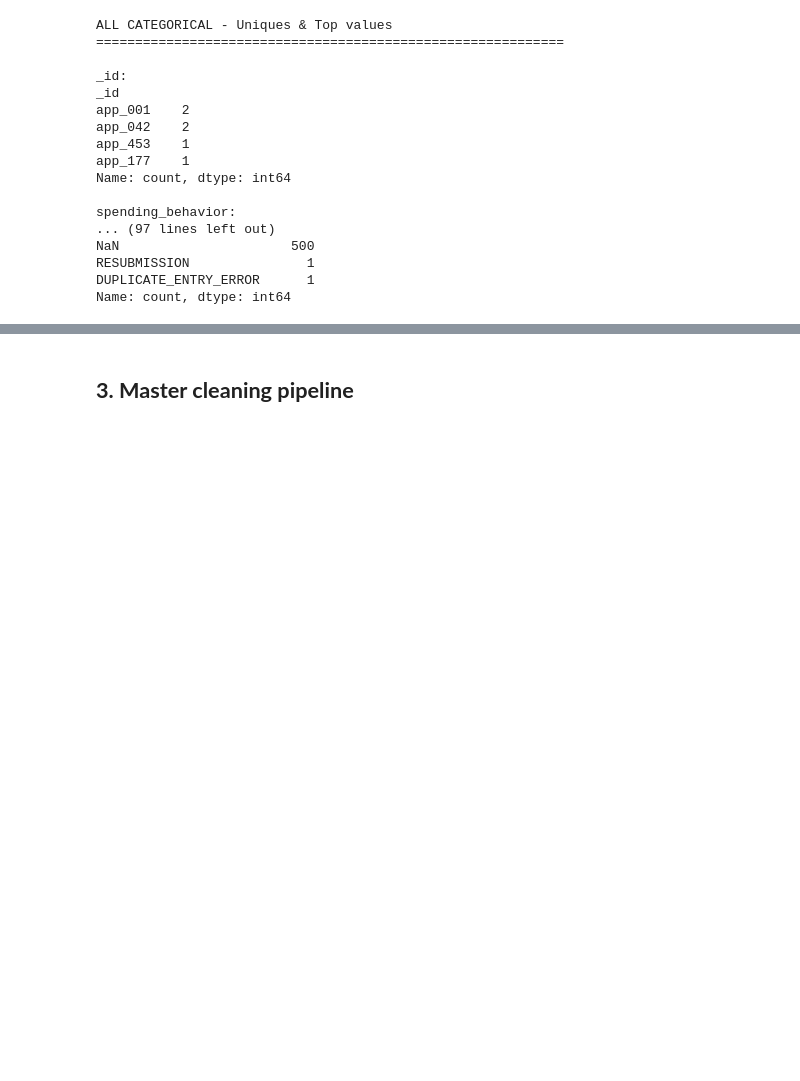
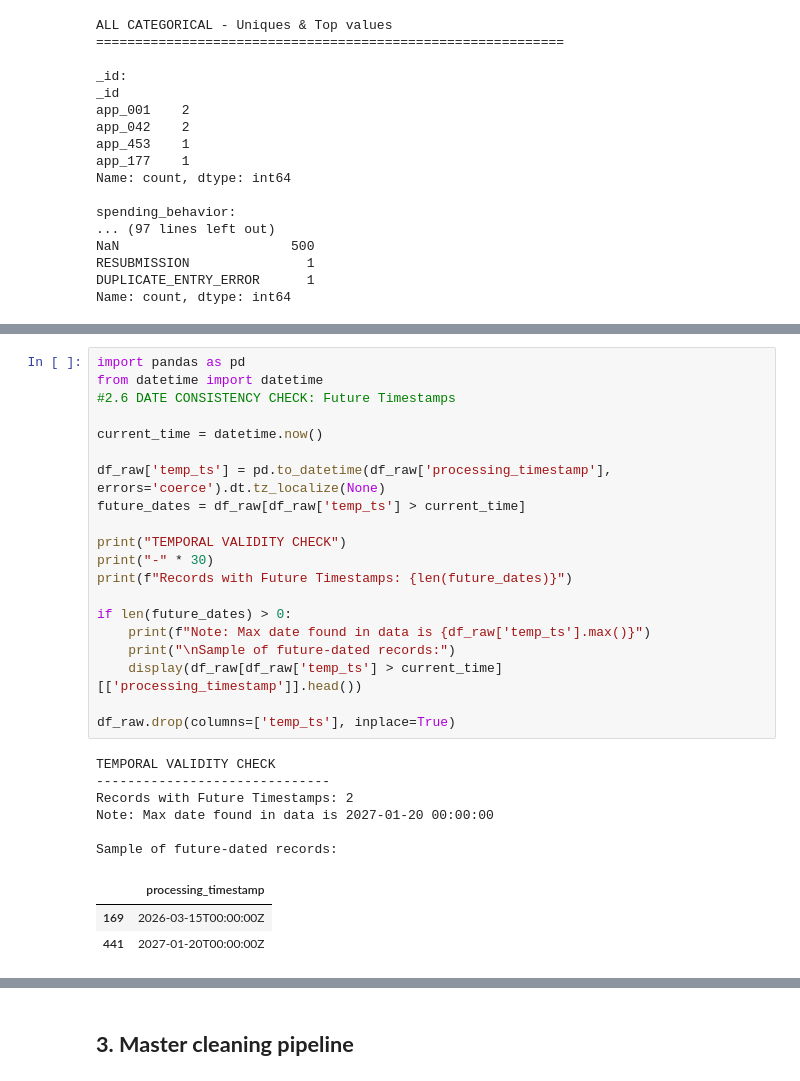
Before and after one commit to smiklosnova/dego-project-teamTXB13, a Jupyter notebook: notebooks/01-data-quality.ipynb, the cells around one changed output, grey strips where cells are left out. Cells and saved outputs as stored; diff of their text form; blank space fills up the shorter version.

```diff
--- a/notebooks/01-data-quality.ipynb
+++ b/notebooks/01-data-quality.ipynb
@@ -350,3 +379,33 @@ Unique date formats (sample 20):
 Date string lengths: {0: np.int64(4), 10: np.int64(497)}
 
 Invalid dates: 162 (32.3%)
+# %%
+import pandas as pd
+from datetime import datetime
+#2.6 DATE CONSISTENCY CHECK: Future Timestamps
+
+current_time = datetime.now()
+
+df_raw['temp_ts'] = pd.to_datetime(df_raw['processing_timestamp'], errors='coerce').dt.tz_localize(None)
+future_dates = df_raw[df_raw['temp_ts'] > current_time]
+
+print("TEMPORAL VALIDITY CHECK")
+print("-" * 30)
+print(f"Records with Future Timestamps: {len(future_dates)}")
+
+if len(future_dates) > 0:
+    print(f"Note: Max date found in data is {df_raw['temp_ts'].max()}")
+    print("\nSample of future-dated records:")
+    display(df_raw[df_raw['temp_ts'] > current_time][['processing_timestamp']].head())
+
+df_raw.drop(columns=['temp_ts'], inplace=True)
+# %% [output]
+TEMPORAL VALIDITY CHECK
+------------------------------
+Records with Future Timestamps: 2
+Note: Max date found in data is 2027-01-20 00:00:00
+
+Sample of future-dated records:
+|  | processing_timestamp |
+| 169 | 2026-03-15T00:00:00Z |
+| 441 | 2027-01-20T00:00:00Z |
```
Also changed, not shown: parts of 24 cells of this notebook.
